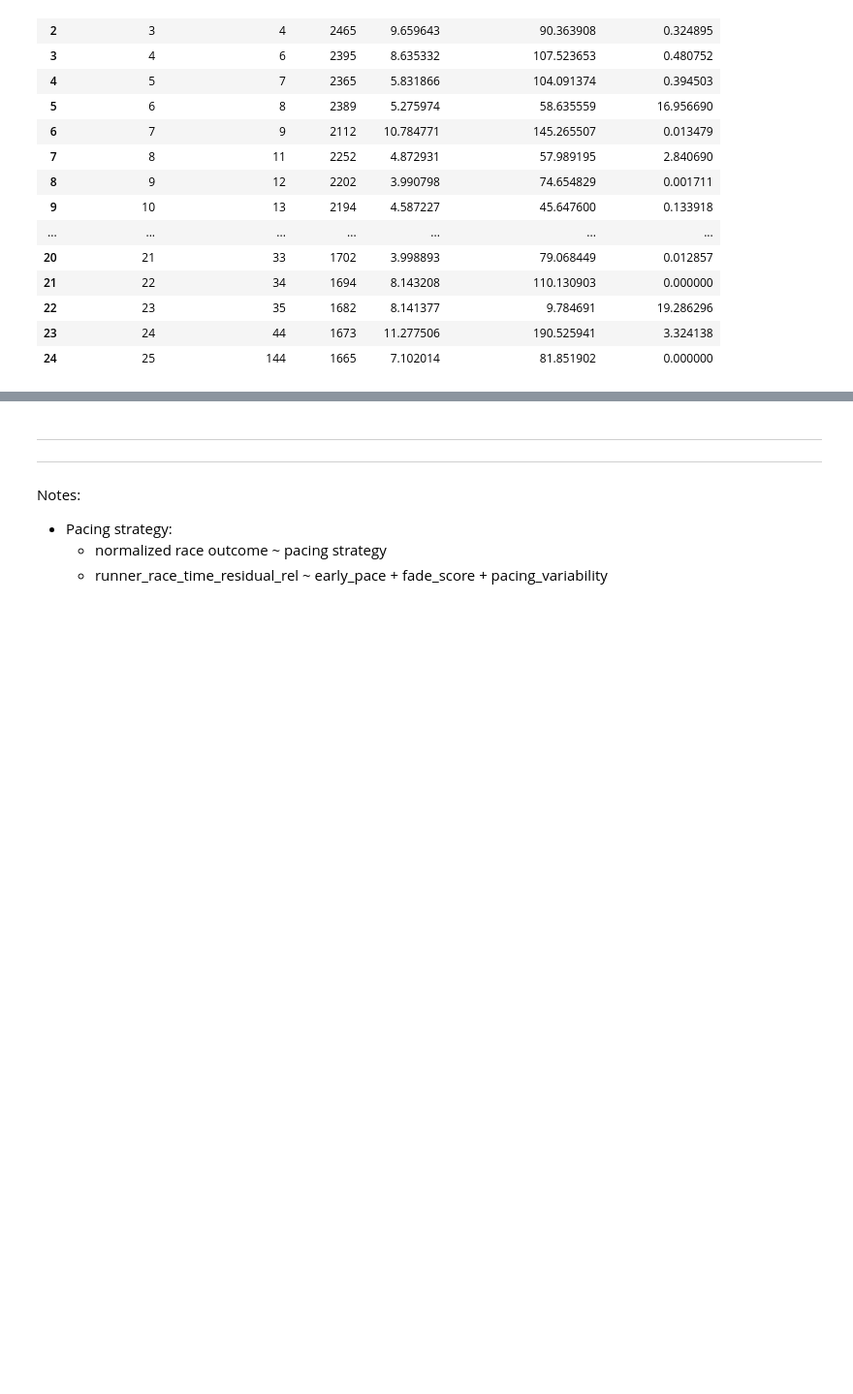
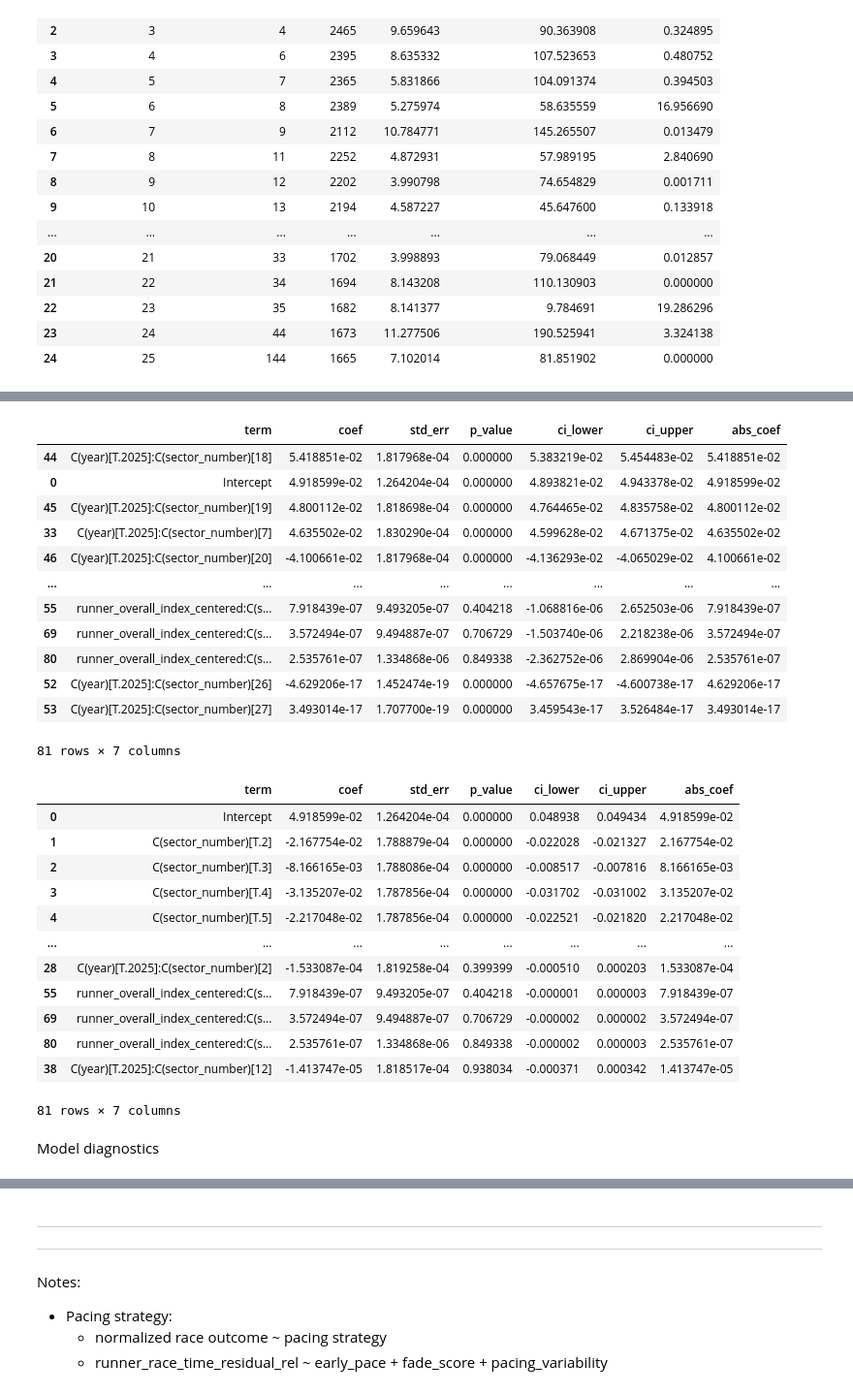
Before and after one commit to 1312Bravo/Path-To-UTMB, a Jupyter notebook: pacing_strategy/research.ipynb, the cells around one changed output, grey strips where cells are left out. Shown at 97% size. Cells and saved outputs as stored; diff of their text form; code cells hidden in the pictures; blank space fills up the shorter version.

```diff
--- a/pacing_strategy/research.ipynb
+++ b/pacing_strategy/research.ipynb
@@ -846,0 +975,14 @@ Race/Year: utmb / 2025
+# %%
+# Data - one row per runner/sector
+df_sector_pacing_normalization_estimation = (
+    runner_race_sector_data_finisher_df
+    [["runner_id", "sector_pacing_absolute", "runner_overall_index", "year", "sector_number"]]
+    .assign(
+        runner_overall_index_centered = lambda df: (
+            df["runner_overall_index"] - df["runner_overall_index"].mean()
+        )
+    )
+    .dropna(how="any")
+    .reset_index(drop=True)
+    .copy()
+)
@@ -846,0 +1012,52 @@ Race/Year: utmb / 2025
+# %%
+# Coefficients
+coef_sector_pacing_norm_df = (
+    pd.DataFrame({
+        "coef": fit_sector_pacing_norm.params,
+        "std_err": fit_sector_pacing_norm.bse,
+        "p_value": fit_sector_pacing_norm.pvalues,
+        "ci_lower": fit_sector_pacing_norm.conf_int()[0],
+        "ci_upper": fit_sector_pacing_norm.conf_int()[1],
+    })
+    .reset_index(names="term")
+    .assign(abs_coef = lambda df: df["coef"].abs())
+)
+
+display(
+    coef_sector_pacing_norm_df
+    .sort_values("abs_coef", ascending=False)
+)
+
+display(
+    coef_sector_pacing_norm_df
+    .sort_values("p_value")
+)
+# %% [output]
+|  | term | coef | std_err | p_value | ci_lower | ci_upper | abs_coef |
+| 44 | C(year)[T.2025]:C(sector_number)[18] | 5.418851e-02 | 1.817968e-04 | 0.000000 | 5.383219e-02 | 5.454483e-02 | 5.418851e-02 |
+| 0 | Intercept | 4.918599e-02 | 1.264204e-04 | 0.000000 | 4.893821e-02 | 4.943378e-02 | 4.918599e-02 |
+| 45 | C(year)[T.2025]:C(sector_number)[19] | 4.800112e-02 | 1.818698e-04 | 0.000000 | 4.764465e-02 | 4.835758e-02 | 4.800112e-02 |
+| 33 | C(year)[T.2025]:C(sector_number)[7] | 4.635502e-02 | 1.830290e-04 | 0.000000 | 4.599628e-02 | 4.671375e-02 | 4.635502e-02 |
+| 46 | C(year)[T.2025]:C(sector_number)[20] | -4.100661e-02 | 1.817968e-04 | 0.000000 | -4.136293e-02 | -4.065029e-02 | 4.100661e-02 |
+| ... | ... | ... | ... | ... | ... | ... | ... |
+| 55 | runner_overall_index_centered:C(s... | 7.918439e-07 | 9.493205e-07 | 0.404218 | -1.068816e-06 | 2.652503e-06 | 7.918439e-07 |
+| 69 | runner_overall_index_centered:C(s... | 3.572494e-07 | 9.494887e-07 | 0.706729 | -1.503740e-06 | 2.218238e-06 | 3.572494e-07 |
+| 80 | runner_overall_index_centered:C(s... | 2.535761e-07 | 1.334868e-06 | 0.849338 | -2.362752e-06 | 2.869904e-06 | 2.535761e-07 |
+| 52 | C(year)[T.2025]:C(sector_number)[26] | -4.629206e-17 | 1.452474e-19 | 0.000000 | -4.657675e-17 | -4.600738e-17 | 4.629206e-17 |
+| 53 | C(year)[T.2025]:C(sector_number)[27] | 3.493014e-17 | 1.707700e-19 | 0.000000 | 3.459543e-17 | 3.526484e-17 | 3.493014e-17 |
+81 rows × 7 columns
+|  | term | coef | std_err | p_value | ci_lower | ci_upper | abs_coef |
+| 0 | Intercept | 4.918599e-02 | 1.264204e-04 | 0.000000 | 0.048938 | 0.049434 | 4.918599e-02 |
+| 1 | C(sector_number)[T.2] | -2.167754e-02 | 1.788879e-04 | 0.000000 | -0.022028 | -0.021327 | 2.167754e-02 |
+| 2 | C(sector_number)[T.3] | -8.166165e-03 | 1.788086e-04 | 0.000000 | -0.008517 | -0.007816 | 8.166165e-03 |
+| 3 | C(sector_number)[T.4] | -3.135207e-02 | 1.787856e-04 | 0.000000 | -0.031702 | -0.031002 | 3.135207e-02 |
+| 4 | C(sector_number)[T.5] | -2.217048e-02 | 1.787856e-04 | 0.000000 | -0.022521 | -0.021820 | 2.217048e-02 |
+| ... | ... | ... | ... | ... | ... | ... | ... |
+| 28 | C(year)[T.2025]:C(sector_number)[2] | -1.533087e-04 | 1.819258e-04 | 0.399399 | -0.000510 | 0.000203 | 1.533087e-04 |
+| 55 | runner_overall_index_centered:C(s... | 7.918439e-07 | 9.493205e-07 | 0.404218 | -0.000001 | 0.000003 | 7.918439e-07 |
+| 69 | runner_overall_index_centered:C(s... | 3.572494e-07 | 9.494887e-07 | 0.706729 | -0.000002 | 0.000002 | 3.572494e-07 |
+| 80 | runner_overall_index_centered:C(s... | 2.535761e-07 | 1.334868e-06 | 0.849338 | -0.000002 | 0.000003 | 2.535761e-07 |
+| 38 | C(year)[T.2025]:C(sector_number)[12] | -1.413747e-05 | 1.818517e-04 | 0.938034 | -0.000371 | 0.000342 | 1.413747e-05 |
+81 rows × 7 columns
+# %% [markdown]
+Model diagnostics
```
Also changed, not shown: parts of 10 cells of this notebook, 1 other file.
